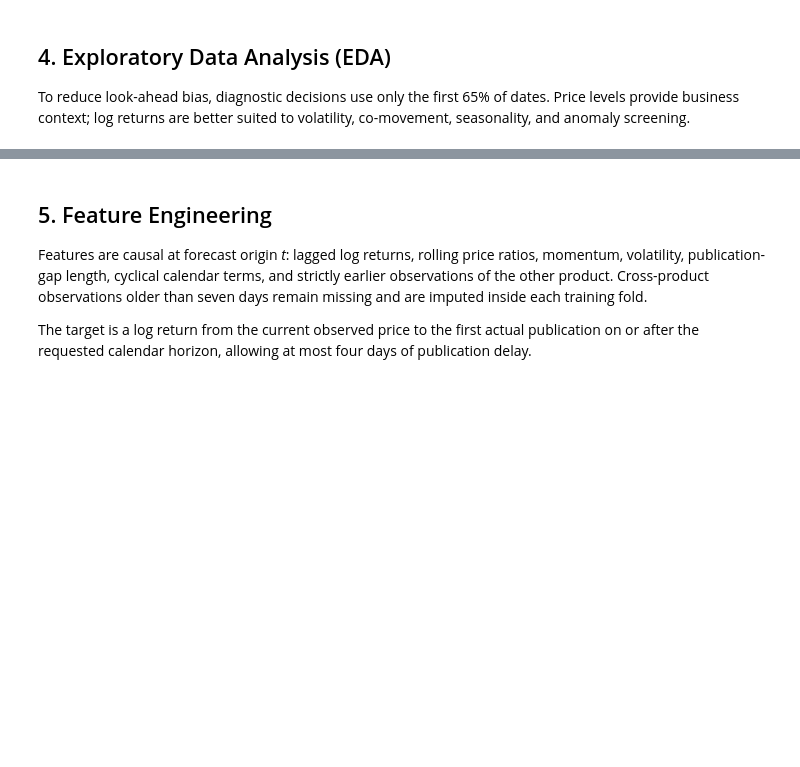
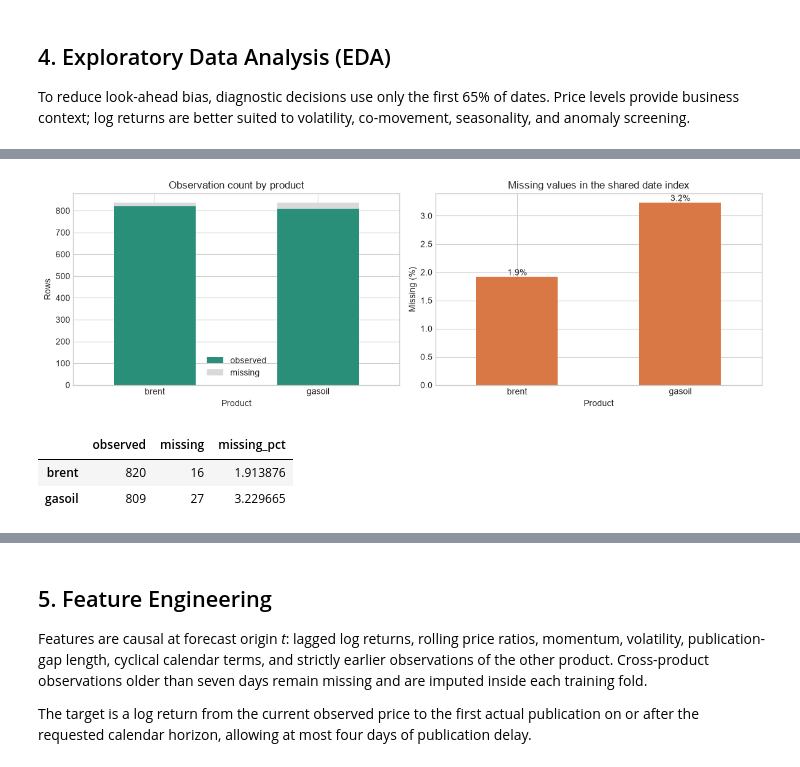
Before and after one commit to KHALIDKARROUM/predict_gasoil_prices, a Jupyter notebook: notebooks/data_science_workflow.ipynb, the cells around one changed output, grey strips where cells are left out. Cells and saved outputs as stored; diff of their text form; code cells hidden in the pictures; blank space fills up the shorter version.

Commit message:
Add data science visualization suite

```diff
--- a/notebooks/data_science_workflow.ipynb
+++ b/notebooks/data_science_workflow.ipynb
@@ -241,0 +258,27 @@ Robust shock flags: 33. They are documented, not automatically removed.
+# %%
+coverage = pd.DataFrame({
+    "observed": diagnostic.notna().sum(),
+    "missing": diagnostic.isna().sum(),
+})
+coverage["missing_pct"] = diagnostic.isna().mean().mul(100)
+
+fig, axes = plt.subplots(1, 2, figsize=(12, 4))
+coverage[["observed", "missing"]].plot.bar(
+    stacked=True, ax=axes[0], color=["#2a8f78", "#d9d9d9"]
+)
+axes[0].set(title="Observation count by product", xlabel="Product", ylabel="Rows")
+axes[0].tick_params(axis="x", rotation=0)
+
+coverage["missing_pct"].plot.bar(ax=axes[1], color="#d97745")
+axes[1].set(title="Missing values in the shared date index", xlabel="Product", ylabel="Missing (%)")
+axes[1].tick_params(axis="x", rotation=0)
+for position, value in enumerate(coverage["missing_pct"]):
+    axes[1].text(position, value, f"{value:.1f}%", ha="center", va="bottom")
+plt.tight_layout()
+plt.show()
+display(coverage)
+# %% [output]
+[figure, added]
+|  | observed | missing | missing_pct |
+| brent | 820 | 16 | 1.913876 |
+| gasoil | 809 | 27 | 3.229665 |
```
Also changed, not shown: parts of 15 cells of this notebook.
